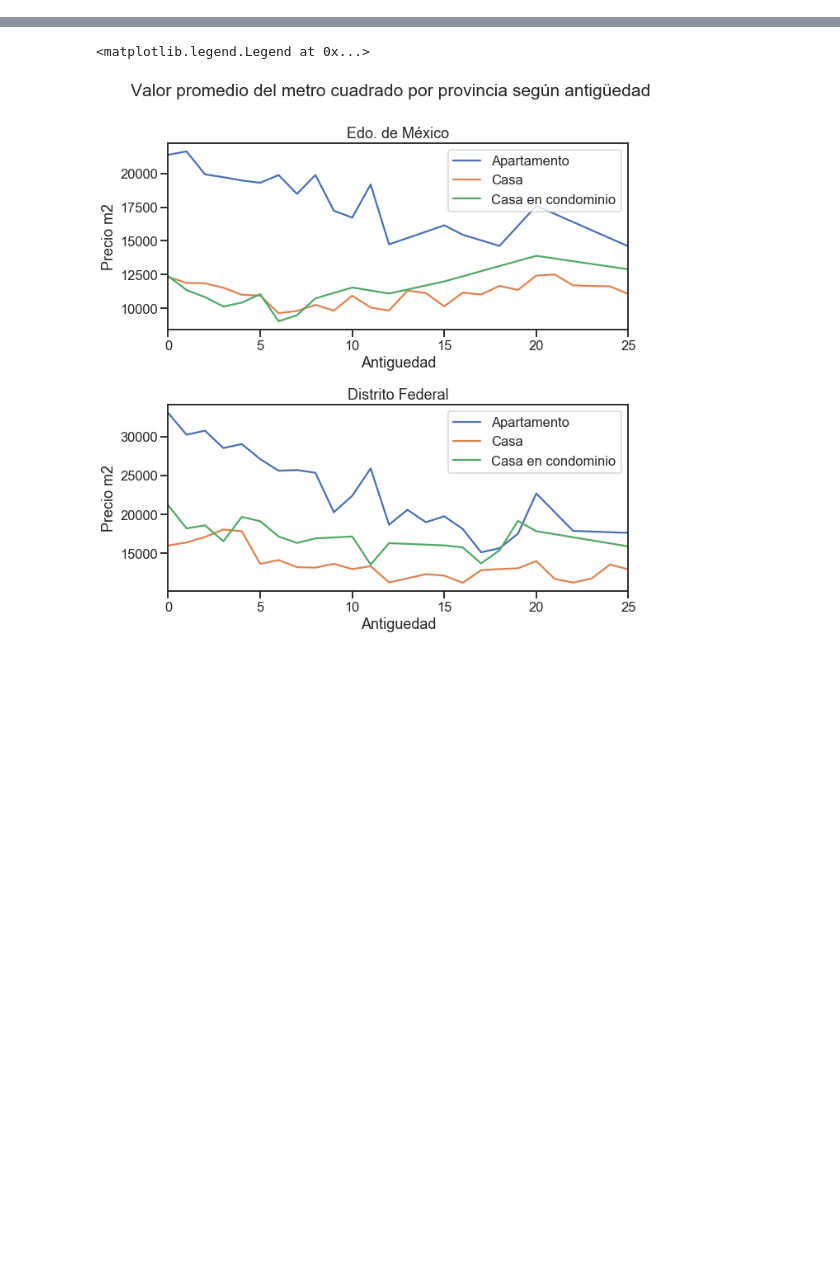
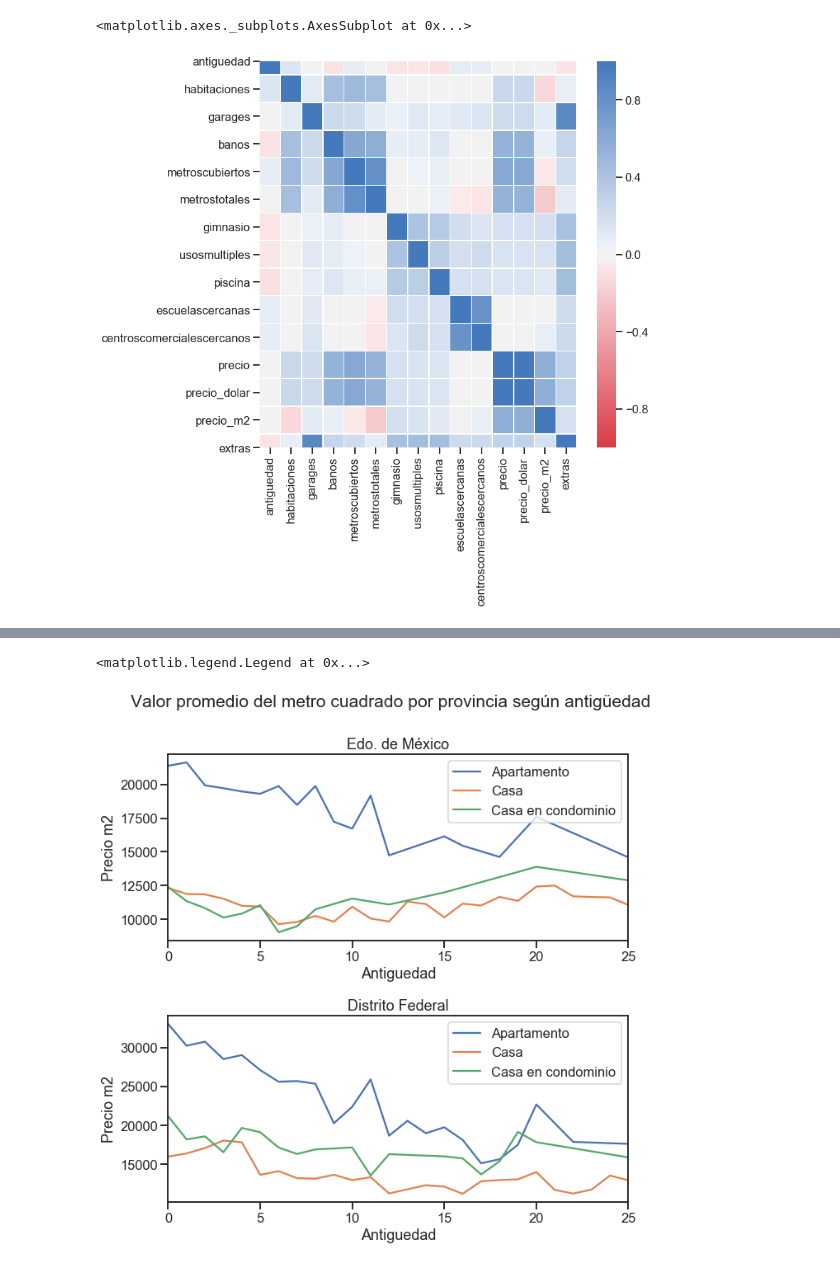
Before and after one commit to JuanCruzCastroLopez/tp1-zonajobs-analysis, a Jupyter notebook: ggp_notebook.ipynb, the cells around one changed output, grey strips where cells are left out. Cells and saved outputs as stored; diff of their text form; code cells hidden in the pictures; blank space fills up the shorter version.

```diff
--- a/ggp_notebook.ipynb
+++ b/ggp_notebook.ipynb
@@ -8,3 +8,7 @@ import sys
 from normalize_data import getNormalizedDataset
 # %%
 df = getNormalizedDataset()
+# %%
+# Es interesante tambien ver matrices de correlacion por tipo de propiedad.
+corr = df.corr()
+corr
@@ -10,0 +32,19 @@ df = getNormalizedDataset()
+# %%
+plt.figure(figsize=(10, 10))
+cmap = sns.diverging_palette(10, 250, as_cmap=True)
+sns.heatmap(corr,
+            xticklabels=corr.columns,
+            yticklabels=corr.columns,
+            cmap=cmap,
+            #annot=True,
+            linewidth=0.5,
+           vmin=-1,
+           vmax=1)
+# De este grafico se observa:
+# Las correlaciones negativas no son muchas. Principalmente en la antiguedad.
+# A menor antiguedad pareceria que hay menor cantidad de extras.
+# El precio se ve influenciado principalmente por los metros cubiertos y totales y por la cantidad de baños y habitaciones.
+# El resto, no parecen ser lo suficientemente fuerte como para llamar la atencion.
+# %% [output]
+<matplotlib.axes._subplots.AxesSubplot at 0x...>
+[figure, added]
```
Also changed, not shown: parts of 7 cells of this notebook.
